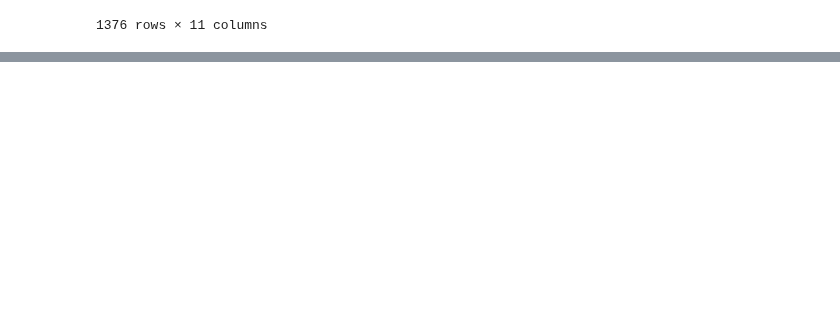
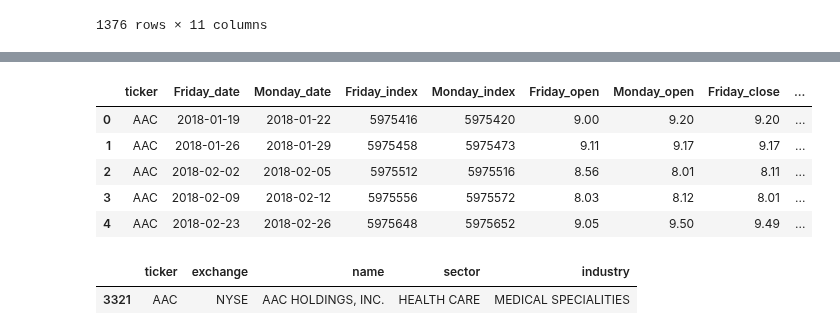
Before and after one commit to ghuckabe/DSTMarketAnalysis, a Jupyter notebook: kaggle_health_classify.ipynb, the cells around one changed output, grey strips where cells are left out. Saved outputs shown, nothing was run; the diff lists cells and outputs as text; code cells hidden in the pictures; blank space fills up the shorter version.

Commit message:
health sector

```diff
--- a/kaggle_health_classify.ipynb
+++ b/kaggle_health_classify.ipynb
@@ -255,0 +382,17 @@ health[health['ticker']=='ABEO']
+# %%
+health = pd.read_csv('data/Weekends_Health_Stocks.csv')
+# %%
+health.head()
+# %% [output]
+|  | ticker | Friday_date | Monday_date | Friday_index | Monday_index | Friday_open | Monday_open | Friday_close | ... |
+| 0 | AAC | 2018-01-19 | 2018-01-22 | 5975416 | 5975420 | 9.00 | 9.20 | 9.20 | ... |
+| 1 | AAC | 2018-01-26 | 2018-01-29 | 5975458 | 5975473 | 9.11 | 9.17 | 9.17 | ... |
+| 2 | AAC | 2018-02-02 | 2018-02-05 | 5975512 | 5975516 | 8.56 | 8.01 | 8.11 | ... |
+| 3 | AAC | 2018-02-09 | 2018-02-12 | 5975556 | 5975572 | 8.03 | 8.12 | 8.01 | ... |
+| 4 | AAC | 2018-02-23 | 2018-02-26 | 5975648 | 5975652 | 9.05 | 9.50 | 9.49 | ... |
+# %%
+# get all the stocks in transportation
+df2[df2['ticker']=='AAC']
+# %% [output]
+|  | ticker | exchange | name | sector | industry |
+| 3321 | AAC | NYSE | AAC HOLDINGS, INC. | HEALTH CARE | MEDICAL SPECIALITIES |
```
Also changed, not shown: parts of 18 cells of this notebook.
